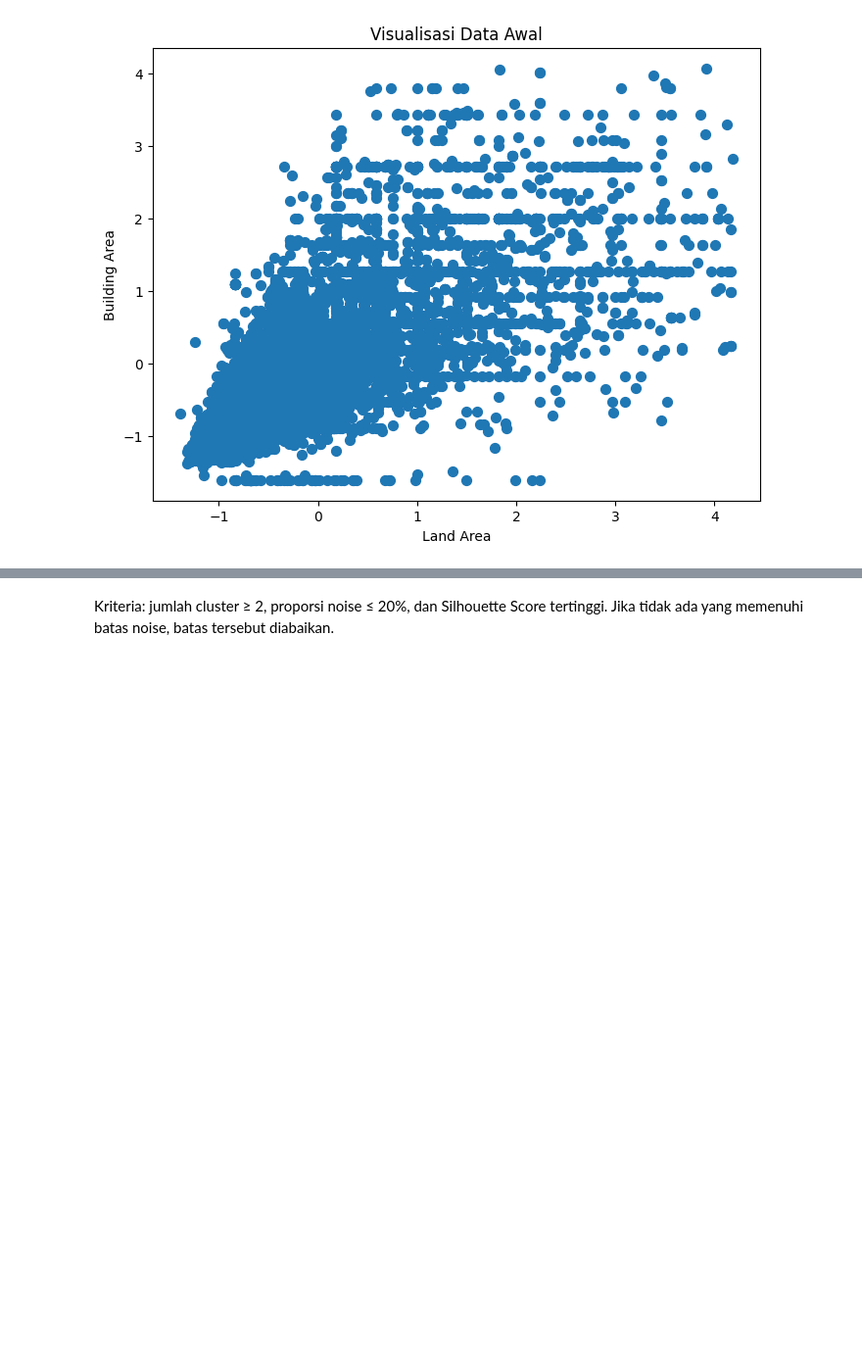
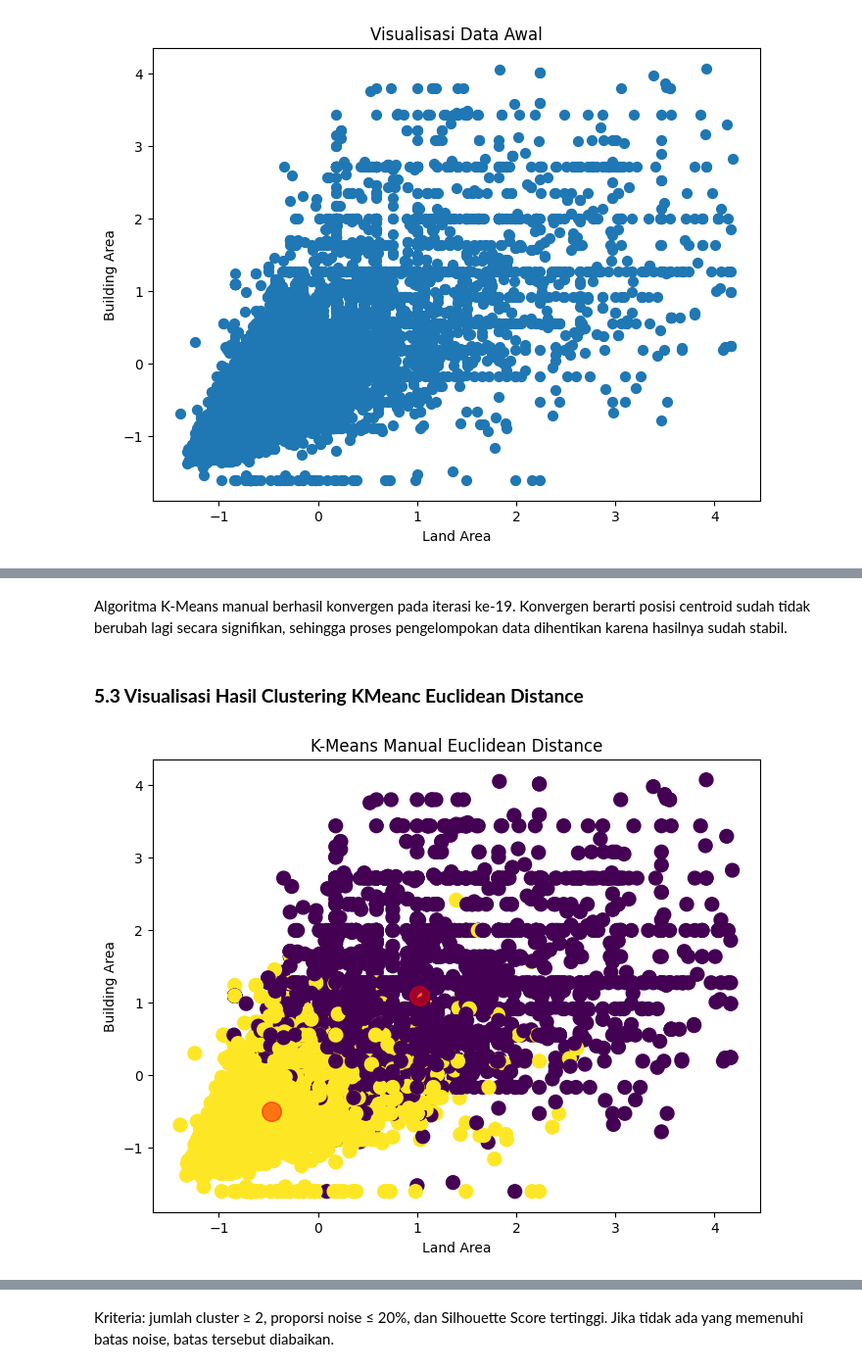
Before and after one commit to nurilhuda05/Pembelajaran_Mesin_2026, a Jupyter notebook: Kuis1_PembelajaranMesin_Muhammad Nuril Huda.ipynb, the cells around one changed output, grey strips where cells are left out. Shown at 98% size. Saved outputs shown, nothing was run; the diff lists cells and outputs as text; code cells hidden in the pictures; blank space fills up the shorter version.

```diff
--- a/Kuis1_PembelajaranMesin_Muhammad Nuril Huda.ipynb
+++ b/Kuis1_PembelajaranMesin_Muhammad Nuril Huda.ipynb
@@ -1067,17 +524,0 @@ Untuk setiap titik dihitung jarak Euclidean ke tetangga ke-`min_samples`, lalu d
-# %%
-nn = NearestNeighbors(
-    n_neighbors=min_samples_awal,
-    metric='euclidean'
-)
-nn.fit(df)
-
-jarak, _ = nn.kneighbors(df)
-k_distance = np.sort(jarak[:, -1])
-
-plt.figure(figsize=(8,4))
-plt.plot(k_distance)
-plt.xlabel('Titik data (diurutkan)')
-plt.ylabel(f'Jarak Euclidean ke tetangga ke-{min_samples_awal}')
-plt.title('K-Distance Graph')
-plt.grid(True)
-plt.show()
@@ -1145,0 +600,29 @@ df_grid
+# %% [markdown]
+Algoritma K-Means manual berhasil konvergen pada iterasi ke-19. Konvergen berarti posisi centroid sudah tidak berubah lagi secara signifikan, sehingga proses pengelompokan data dihentikan karena hasilnya sudah stabil.
+# %% [markdown]
+### **5.3 Visualisasi Hasil Clustering KMeanc Euclidean Distance**
+# %%
+plt.figure(figsize=(8,6))
+
+plt.scatter(
+    df['land_area'],
+    df['building_area'],
+    s=100,
+    c=y_kmeans_euclidean
+)
+
+plt.scatter(
+    centroids[:, 6],
+    centroids[:, 7],
+    c='red',
+    s=200,
+    alpha=0.5
+)
+
+plt.xlabel('Land Area')
+plt.ylabel('Building Area')
+plt.title('K-Means Manual Euclidean Distance')
+
+plt.show()
+# %% [output]
+[figure, added]
```
Also changed, not shown: parts of 227 cells of this notebook.
